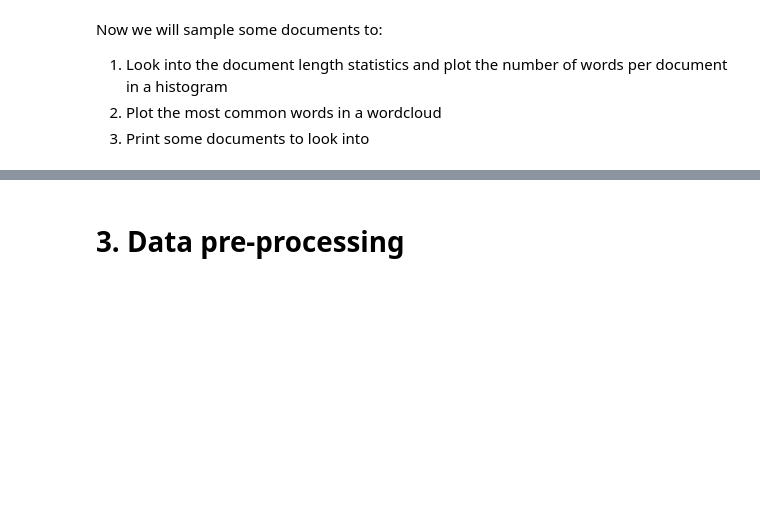
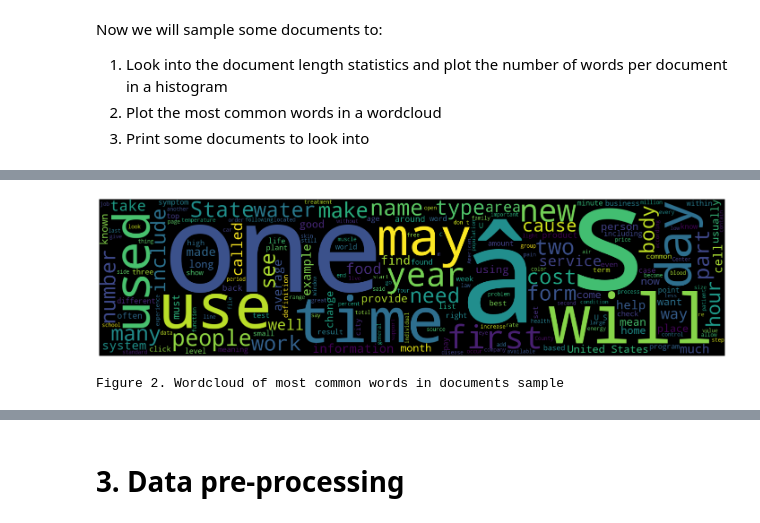
Before and after one commit to max1e/ir-project, a Jupyter notebook: sesame_street.ipynb, the cells around one changed output, grey strips where cells are left out. Cells and saved outputs as stored; diff of their text form; code cells hidden in the pictures; blank space fills up the shorter version.

```diff
--- a/sesame_street.ipynb
+++ b/sesame_street.ipynb
@@ -103,13 +149,16 @@ print('Figure 1. Histogram of the number of words per sampled document')
 # %%
 # Wordcloud
-contents = ' '.join([word for word_list in words for word in word_list])
+contents = ' '.join([word for word_list in docs_words for word in word_list])
 
 wordcloud = WordCloud(width=1600,height=400).generate(contents)
 plt.figure(figsize = (25,25))
 plt.imshow(wordcloud)
 plt.axis("off")
 plt.show()
 print('Figure 2. Wordcloud of most common words in documents sample')
+# %% [output]
+[figure, added]
+Figure 2. Wordcloud of most common words in documents sample
 # %%
 # Print samples
 n_samples = 5
```
Also changed, not shown: parts of 34 cells of this notebook, 1 other file.
